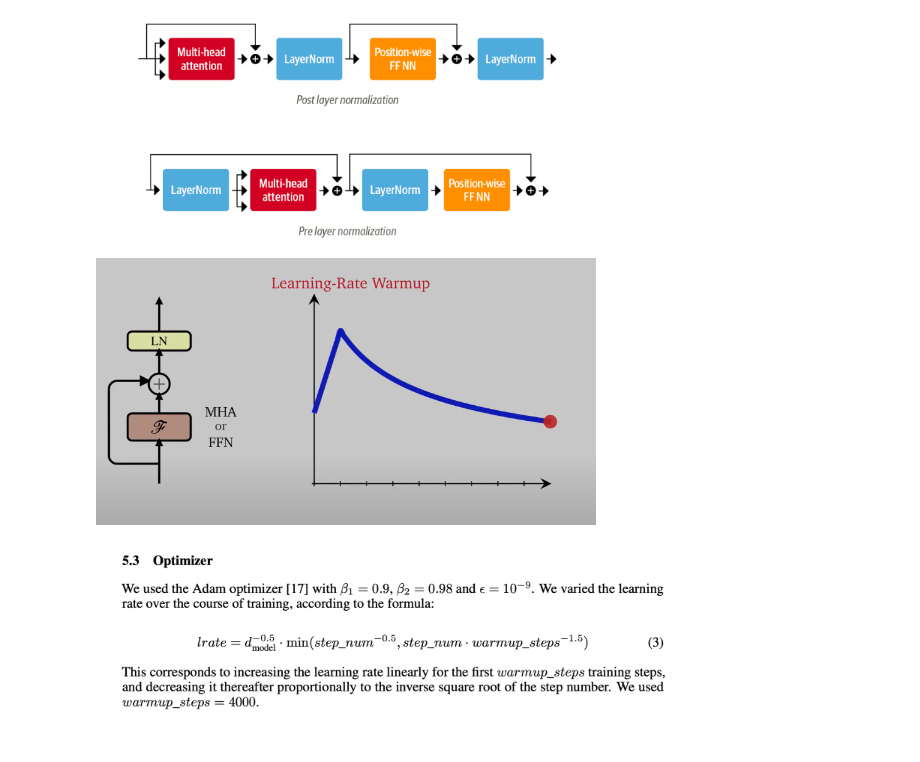
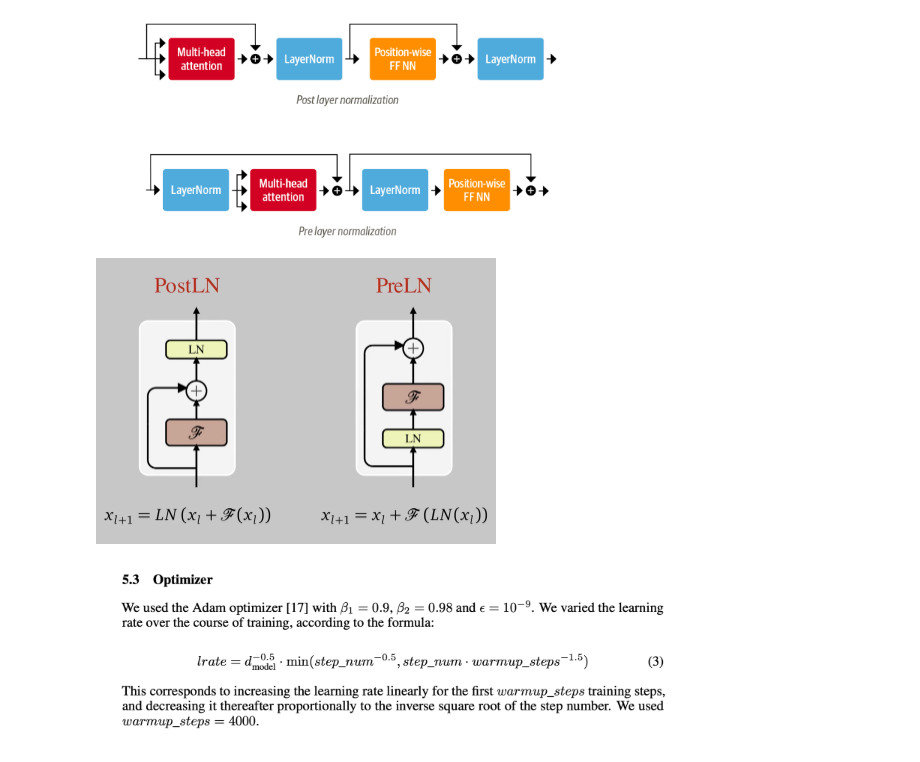
Before and after one commit to chunhuizhang/bert_t5_gpt, a Jupyter notebook: tutorials/layer_norm_pre_post.ipynb, the cells around one changed output. Saved outputs shown, nothing was run; the diff lists cells and outputs as text; code cells hidden in the pictures.

```diff
--- a/tutorials/layer_norm_pre_post.ipynb
+++ b/tutorials/layer_norm_pre_post.ipynb
@@ -9,10 +17,11 @@ import matplotlib.pyplot as plt
 Image('../imgs/layer_norm_pos.png', width=500)
 # %% [output]
 [figure]
-# %%
-Image('../imgs/ln_post.png', width=500)
-# %% [output]
-[figure, removed]
+# %%
+# F: MHA or FFN
+Image('../imgs/ln_post_pre.png', width=400)
+# %% [output]
+[figure, added]
 # %%
 # https://papers.nips.cc/paper/2017/file/3f5ee243547dee91fbd053c1c4a845aa-Paper.pdf
 Image('../imgs/warmup_scheduler.png', width=600)
```
Also changed, not shown: parts of 5 cells of this notebook, 1 other file.
